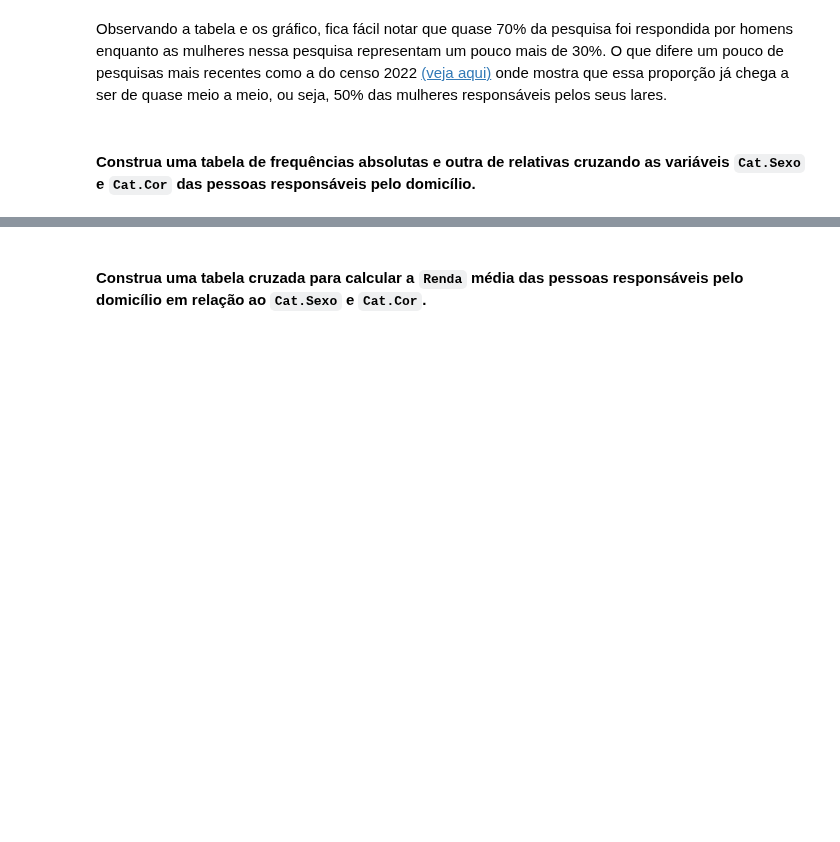
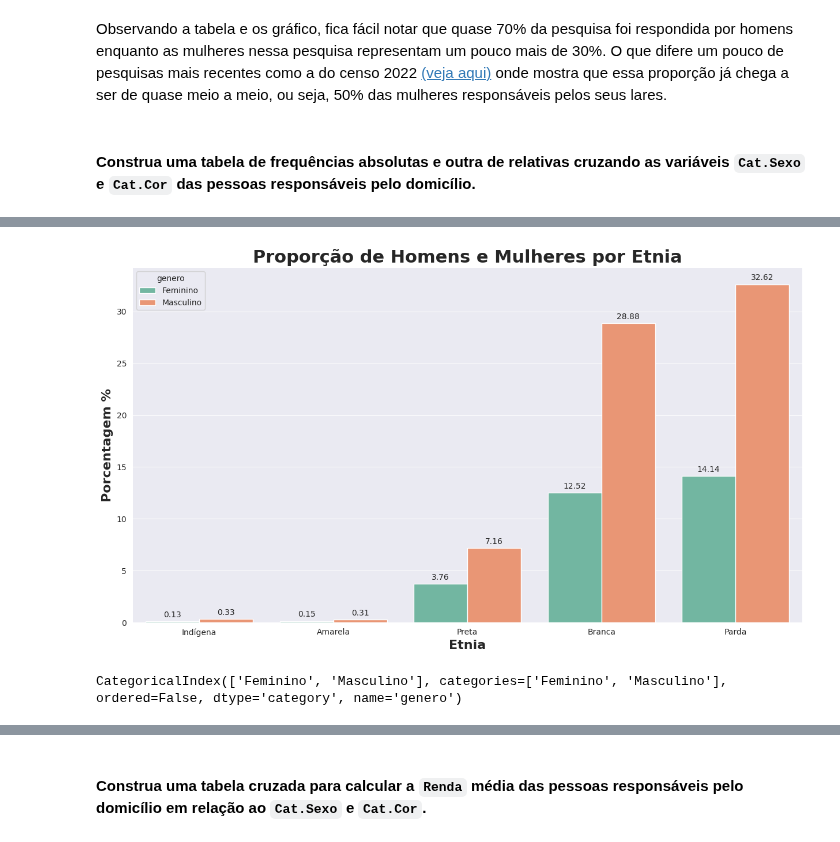
Before and after one commit to JhonCostaDev/oracle_one_alura, a Jupyter notebook: estatistica_ML/desafios/reload_desafios.ipynb, the cells around one changed output, grey strips where cells are left out. Saved outputs shown, nothing was run; the diff lists cells and outputs as text; code cells hidden in the pictures; blank space fills up the shorter version.

Commit message:
review pd.crosstab

```diff
--- a/estatistica_ML/desafios/reload_desafios.ipynb
+++ b/estatistica_ML/desafios/reload_desafios.ipynb
@@ -388,0 +395,4 @@ Escreva suas conclusões aqui...
+# %%
+# # Frequência Relativa
+freq_relativa_etnia_genero = pd.crosstab(dados.etnia,dados.genero, normalize='all').mul(100).round(2)
+freq_relativa_etnia_genero
@@ -388,0 +407,23 @@ Escreva suas conclusões aqui...
+# %%
+# Usando os dados em tabular padrão com a função melt()
+
+freq_relativa_etnia_genero_plot = freq_relativa_etnia_genero.reset_index().melt(id_vars='etnia', var_name='genero', value_name='valor').sort_values(by='valor')
+
+# Plotando o gráfico
+plt.figure(figsize=(15, 8))
+ax = sns.barplot(data=freq_relativa_etnia_genero_plot, x='etnia', y='valor', hue='genero', palette='Set2')
+
+for container in ax.containers:
+    ax.bar_label(container=container, fmt='%.2f', label_type='edge', padding=3)
+
+ax.set_title("Proporção de Homens e Mulheres por Etnia", fontdict={'fontsize': 22, 'fontweight': 'bold'})
+
+ax.set_xlabel("Etnia",fontdict={'fontsize': 16, 'fontweight': 'bold'})
+ax.set_ylabel("Porcentagem %", fontdict={'fontsize': 16, 'fontweight': 'bold'})
+plt.show()
+# %% [output]
+[figure, added]
+# %%
+freq_relativa_etnia_genero.index
+# %% [output]
+CategoricalIndex(['Feminino', 'Masculino'], categories=['Feminino', 'Masculino'], ordered=False, dtype='category', name='genero')
```
Also changed, not shown: parts of 13 cells of this notebook, 1 other file.
